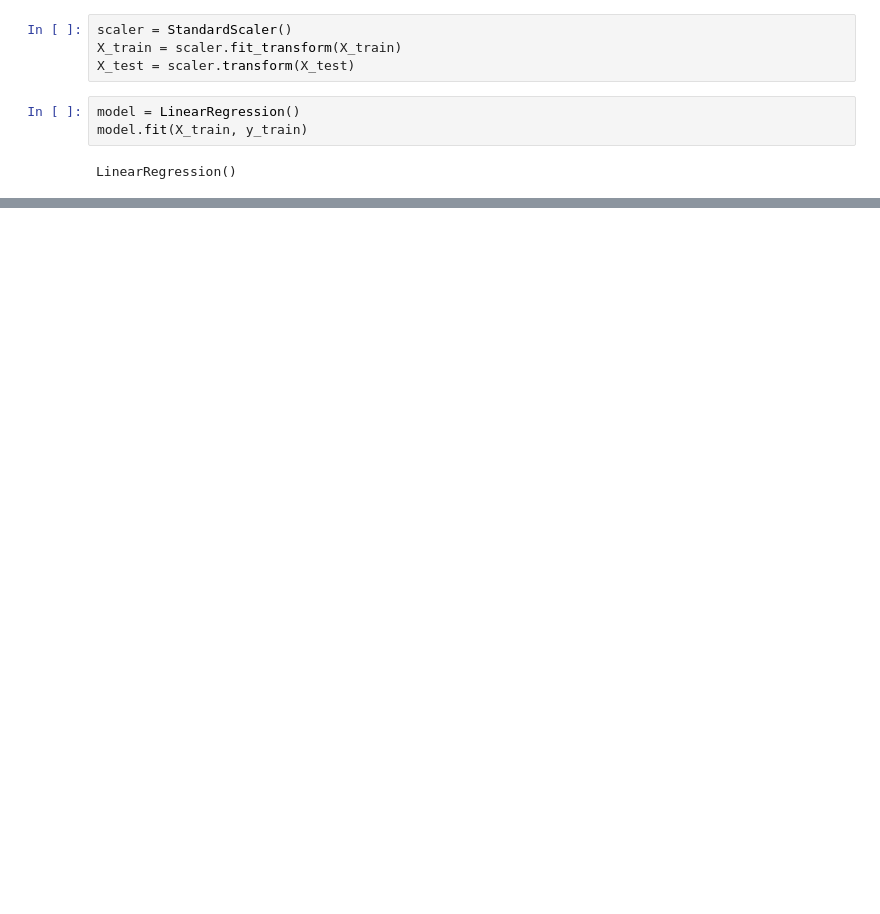
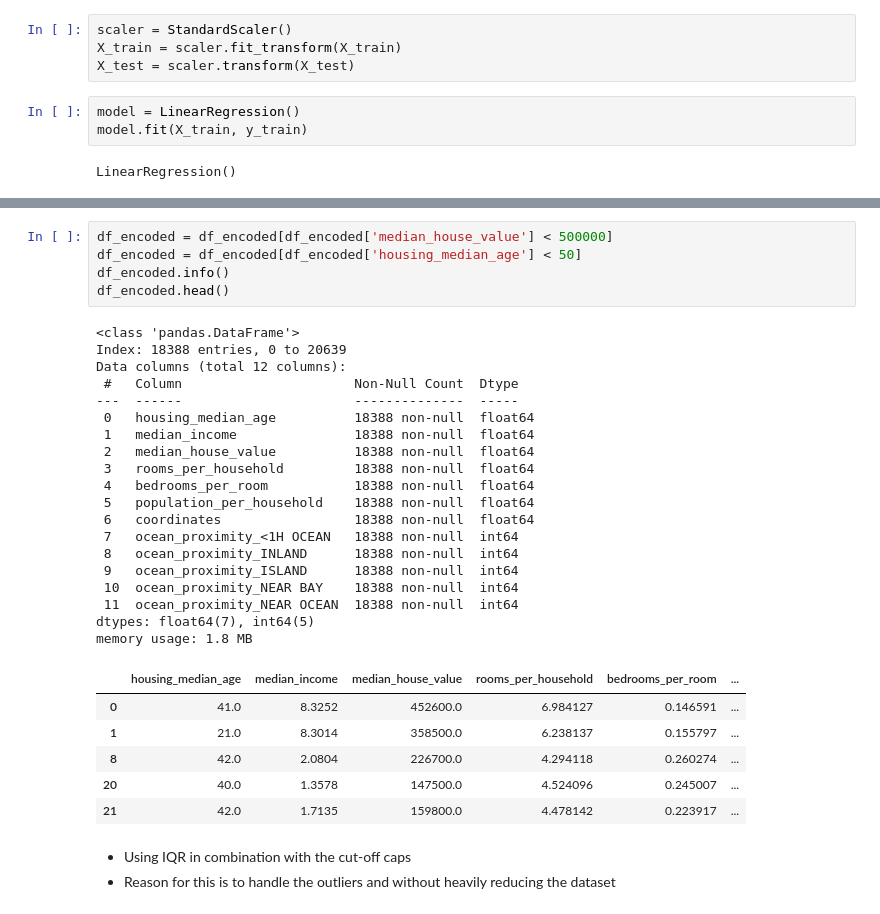
Before and after one commit to Shotza247/California_Housing_PredictionV1, a Jupyter notebook: models/California_Housing.ipynb, the cells around one changed output, grey strips where cells are left out. Cells and saved outputs as stored; diff of their text form; blank space fills up the shorter version.

```diff
--- a/models/California_Housing.ipynb
+++ b/models/California_Housing.ipynb
@@ -349,0 +337,34 @@ R²:   0.5661818528719772
+# %%
+df_encoded = df_encoded[df_encoded['median_house_value'] < 500000]
+df_encoded = df_encoded[df_encoded['housing_median_age'] < 50]
+df_encoded.info()
+df_encoded.head()
+# %% [output]
+<class 'pandas.DataFrame'>
+Index: 18388 entries, 0 to 20639
+Data columns (total 12 columns):
+ #   Column                      Non-Null Count  Dtype
+---  ------                      --------------  -----
+ 0   housing_median_age          18388 non-null  float64
+ 1   median_income               18388 non-null  float64
+ 2   median_house_value          18388 non-null  float64
+ 3   rooms_per_household         18388 non-null  float64
+ 4   bedrooms_per_room           18388 non-null  float64
+ 5   population_per_household    18388 non-null  float64
+ 6   coordinates                 18388 non-null  float64
+ 7   ocean_proximity_<1H OCEAN   18388 non-null  int64
+ 8   ocean_proximity_INLAND      18388 non-null  int64
+ 9   ocean_proximity_ISLAND      18388 non-null  int64
+ 10  ocean_proximity_NEAR BAY    18388 non-null  int64
+ 11  ocean_proximity_NEAR OCEAN  18388 non-null  int64
+dtypes: float64(7), int64(5)
+memory usage: 1.8 MB
+|  | housing_median_age | median_income | median_house_value | rooms_per_household | bedrooms_per_room | ... |
+| 0 | 41.0 | 8.3252 | 452600.0 | 6.984127 | 0.146591 | ... |
+| 1 | 21.0 | 8.3014 | 358500.0 | 6.238137 | 0.155797 | ... |
+| 8 | 42.0 | 2.0804 | 226700.0 | 4.294118 | 0.260274 | ... |
+| 20 | 40.0 | 1.3578 | 147500.0 | 4.524096 | 0.245007 | ... |
+| 21 | 42.0 | 1.7135 | 159800.0 | 4.478142 | 0.223917 | ... |
+# %% [markdown]
+* Using IQR in combination with the cut-off caps
+* Reason for this is to handle the outliers and without heavily reducing the dataset
```
Also changed, not shown: parts of 43 cells of this notebook.
